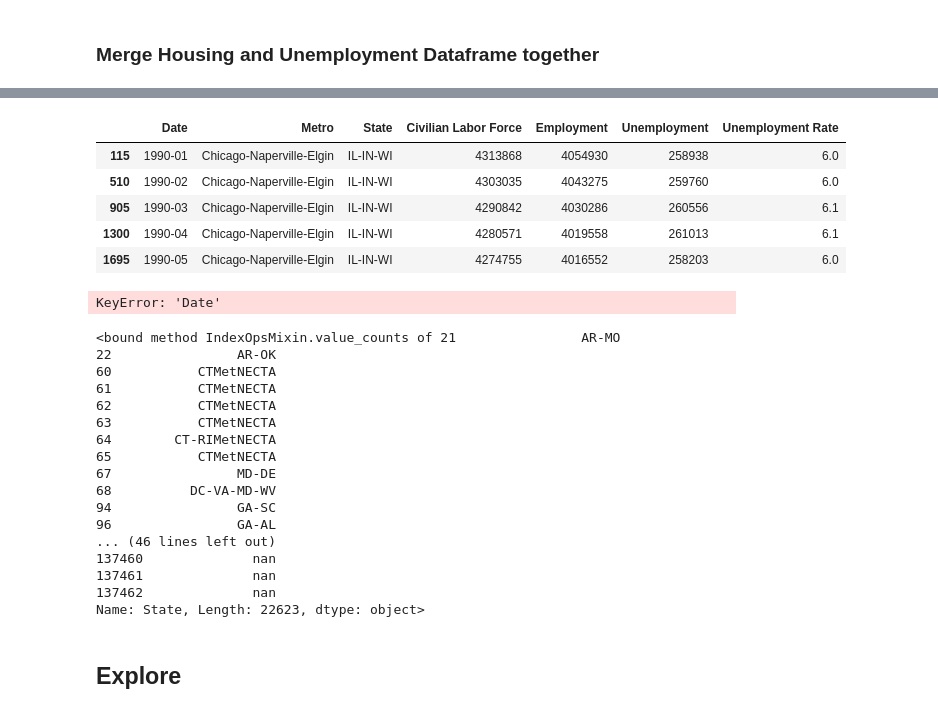
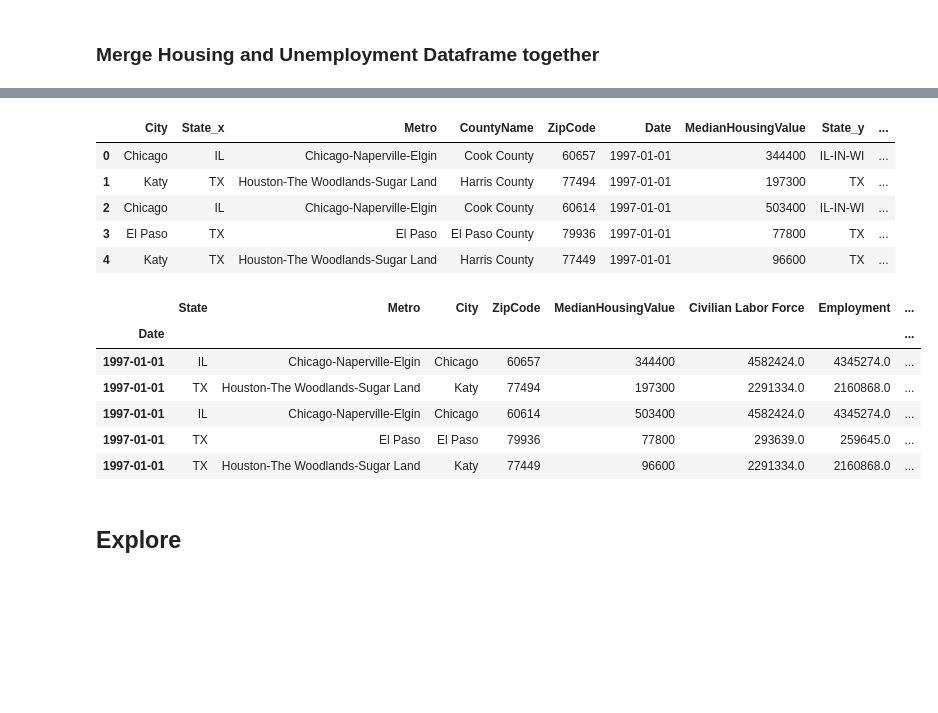
Before and after one commit to bcroarkin2726/IST718_BigDataAnalytics, a Jupyter notebook: HW2/Croarkin_Lab2.ipynb, the cells around one changed output, grey strips where cells are left out. Saved outputs shown, nothing was run; the diff lists cells and outputs as text; code cells hidden in the pictures; blank space fills up the shorter version.

```diff
--- a/HW2/Croarkin_Lab2.ipynb
+++ b/HW2/Croarkin_Lab2.ipynb
@@ -179,6 +191,3 @@ housing2.head()
 housing2.columns = ['City', 'State', 'Metro', 'CountyName', 'ZipCode', 'Date', 'MedianHousingValue']
 #Convert the Date column to datetime
 housing2['Date'] = pd.to_datetime(housing2['Date'], format='%Y-%m', errors='coerce').dropna()
-#set the Date as the index
-housing2.set_index('Date', inplace = True)
-housing2.head()
@@ -302,9 +291,0 @@ housing2.head()
-# %%
-unemployment[unemployment['Metro'] == 'Chicago-Naperville-Elgin'].head()
-# %% [output]
-|  | Date | Metro | State | Civilian Labor Force | Employment | Unemployment | Unemployment Rate |
-| 115 | 1990-01 | Chicago-Naperville-Elgin | IL-IN-WI | 4313868 | 4054930 | 258938 | 6.0 |
-| 510 | 1990-02 | Chicago-Naperville-Elgin | IL-IN-WI | 4303035 | 4043275 | 259760 | 6.0 |
-| 905 | 1990-03 | Chicago-Naperville-Elgin | IL-IN-WI | 4290842 | 4030286 | 260556 | 6.1 |
-| 1300 | 1990-04 | Chicago-Naperville-Elgin | IL-IN-WI | 4280571 | 4019558 | 261013 | 6.1 |
-| 1695 | 1990-05 | Chicago-Naperville-Elgin | IL-IN-WI | 4274755 | 4016552 | 258203 | 6.0 |
@@ -313,29 +292,32 @@ unemployment[unemployment['Metro'] == 'Chicago-Naperville-Elgin'].head()
 # %%
+#reset the index of unemployment for merging
+unemployment2 = unemployment.reset_index()
 #merge unemployment and housing2 by Metro
-df_housing = pd.merge(housing2, unemployment, how = 'left', on = ['Date','Metro'])
+df_housing = pd.merge(housing2, unemployment2, how = 'left', on = ['Date','Metro'])
 df_housing.head()
 # %% [output]
-KeyError: 'Date'
+|  | City | State_x | Metro | CountyName | ZipCode | Date | MedianHousingValue | State_y | ... |
+| 0 | Chicago | IL | Chicago-Naperville-Elgin | Cook County | 60657 | 1997-01-01 | 344400 | IL-IN-WI | ... |
+| 1 | Katy | TX | Houston-The Woodlands-Sugar Land | Harris County | 77494 | 1997-01-01 | 197300 | TX | ... |
+| 2 | Chicago | IL | Chicago-Naperville-Elgin | Cook County | 60614 | 1997-01-01 | 503400 | IL-IN-WI | ... |
+| 3 | El Paso | TX | El Paso | El Paso County | 79936 | 1997-01-01 | 77800 | TX | ... |
+| 4 | Katy | TX | Houston-The Woodlands-Sugar Land | Harris County | 77449 | 1997-01-01 | 96600 | TX | ... |
-# %%
-mask = (unemployment['State'].str.len() > 2)
-unemployment['State'].loc[mask].value_counts
-# %% [output]
-<bound method IndexOpsMixin.value_counts of 21                AR-MO
-22                AR-OK
-60           CTMetNECTA
-61           CTMetNECTA
-62           CTMetNECTA
-63           CTMetNECTA
-64        CT-RIMetNECTA
-65           CTMetNECTA
-67                MD-DE
-68          DC-VA-MD-WV
-94                GA-SC
-96                GA-AL
-... (46 lines left out)
-137460              nan
-137461              nan
-137462              nan
-Name: State, Length: 22623, dtype: object>
+# %%
+#Clean df_housing dataframe
+df_housing.set_index('Date', inplace = True) #set the date as the index
+df_housing.drop(columns = ['State_y'], inplace = True) #drop State_y
+df_housing.rename(columns = {'State_x': 'State'}, inplace = True) #change State_x to State
+#reorganize columns
+cols = ['State', 'Metro', 'City', 'ZipCode', 'MedianHousingValue', 'Civilian Labor Force', 'Employment', 'Unemployment', 'Unemployment Rate']
+df_housing = df_housing[cols]
+df_housing.head()
+# %% [output]
+|  | State | Metro | City | ZipCode | MedianHousingValue | Civilian Labor Force | Employment | ... |
+| Date |  |  |  |  |  |  |  | ... |
+| 1997-01-01 | IL | Chicago-Naperville-Elgin | Chicago | 60657 | 344400 | 4582424.0 | 4345274.0 | ... |
+| 1997-01-01 | TX | Houston-The Woodlands-Sugar Land | Katy | 77494 | 197300 | 2291334.0 | 2160868.0 | ... |
+| 1997-01-01 | IL | Chicago-Naperville-Elgin | Chicago | 60614 | 503400 | 4582424.0 | 4345274.0 | ... |
+| 1997-01-01 | TX | El Paso | El Paso | 79936 | 77800 | 293639.0 | 259645.0 | ... |
+| 1997-01-01 | TX | Houston-The Woodlands-Sugar Land | Katy | 77449 | 96600 | 2291334.0 | 2160868.0 | ... |
 # %% [markdown]
 ## Explore
```
Also changed, not shown: parts of 24 cells of this notebook.
